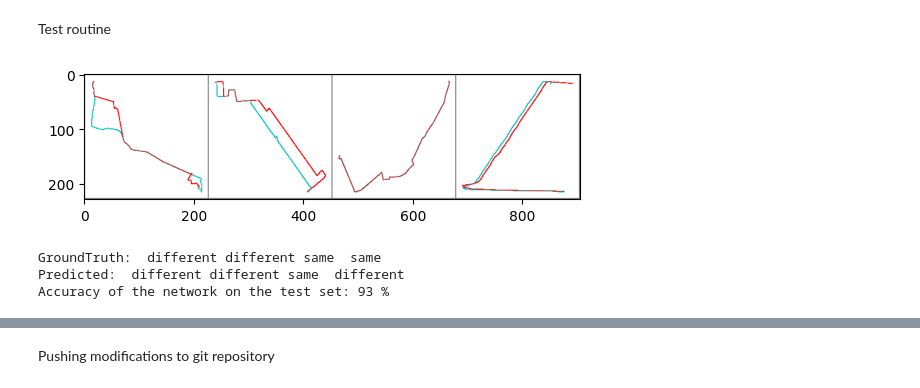
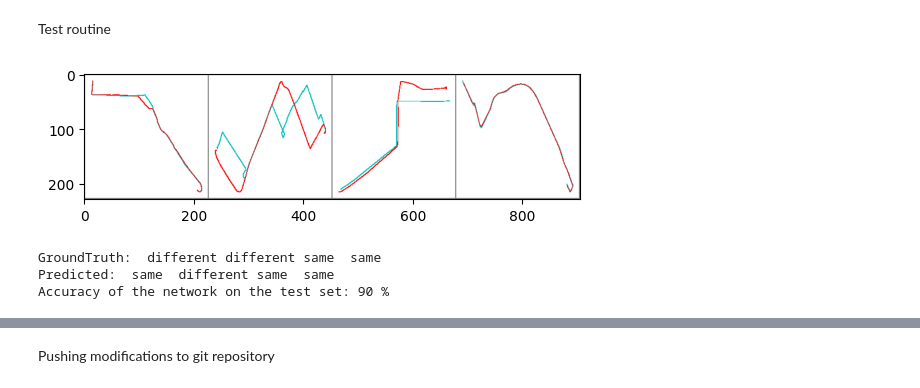
Before and after one commit to lorenzoooooo/cabify, a Jupyter notebook: Challenge.ipynb, the cells around one changed output, grey strips where cells are left out. Saved outputs shown, nothing was run; the diff lists cells and outputs as text; code cells hidden in the pictures.

```diff
--- a/Challenge.ipynb
+++ b/Challenge.ipynb
@@ -225,7 +241,7 @@ output_dir = 'labels.csv'
 # labels_list=['same','different','idk']
 #For now i don't create the idk class
 # labels_list=['same','different']
-labels_list=['different','same']
+labels_list=['same', 'different']
 classes=tuple(labels_list)
 dir_list=[train_dir, test_dir, val_dir]
 
@@ -420,7 +440,7 @@ def dataset_description(data_loader):
 parameters = {'train_dir': train_dir,
                 'val_dir': val_dir,
                 'test_dir': test_dir,
-                'log_interval': 2,
+                'log_interval': 50,
                 'epochs': 10,
                 'train_batch_size': 4,
                 'val_batch_size': 4,
@@ -614,40 +688,41 @@ def imshow(img):
     plt.imshow(np.transpose(npimg, (1, 2, 0)))
     plt.show()
 
-PATH="tensorboard/logs_31122024_13-12/models/best_model_3_loss=-0.0815.pt"
+# PATH="tensorboard/logs_31122024_13-12/models/best_model_3_loss=-0.0815.pt"
+PATH="tensorboard/logs_02012025_16-43/models/best_model_10_loss=-0.0250.pt"
 
 ## First try on single batch ##
 dataiter = iter(test_loader)
 images, labels = next(dataiter)
 # print images
 imshow(torchvision.utils.make_grid(images))
 print('GroundTruth: ', ' '.join(f'{classes[labels[j]]:5s}' for j in range(4)))
 
 net = SimpleCNNconvNet224()
 net.load_state_dict(torch.load(PATH, weights_only=True, map_location=torch.device('cpu')))
 outputs = net(images)
 _, predicted = torch.max(outputs, 1)
 
 print('Predicted: ', ' '.join(f'{classes[predicted[j]]:5s}'
                               for j in range(4)))  # Range 4 is corresponding to the batch size
 
 ## On the hole test set##
 correct = 0
 total = 0
 # since we're not training, we don't need to calculate the gradients for our outputs
 with torch.no_grad():
     for data in test_loader:
         images, labels = data
         # calculate outputs by running images through the network
         outputs = net(images)
         # the class with the highest energy is what we choose as prediction
         _, predicted = torch.max(outputs, 1)
         total += labels.size(0)
         correct += (predicted == labels).sum().item()
 
 print(f'Accuracy of the network on the test set: {100 * correct // total} %')
 # %% [output]
-[figure, old version]
+[figure, new version]
 GroundTruth:  different different same  same
-Predicted:  different different same  different
-Accuracy of the network on the test set: 93 %
+Predicted:  same  different same  same
+Accuracy of the network on the test set: 90 %
```
Also changed, not shown: parts of 12 cells of this notebook.
